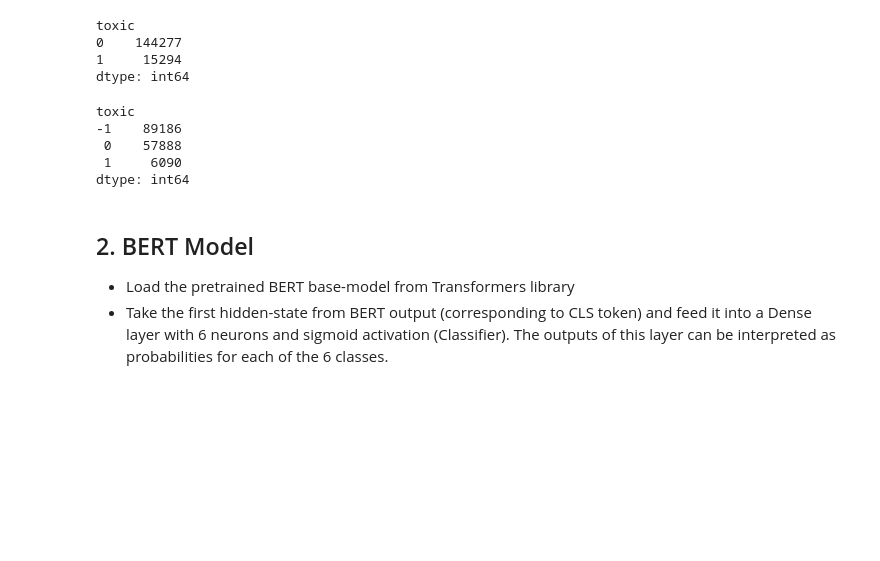
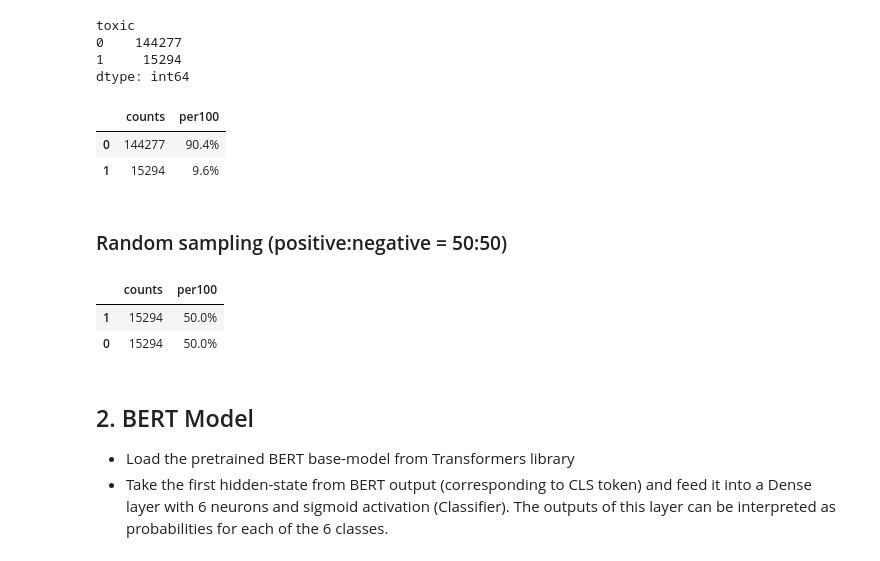
Before and after one commit to charlie-chi-zhang/Multi-Label-Text-classification-Using-BERT, a Jupyter notebook: cz02-2_toxic_binary.ipynb, the cells around one changed output. Saved outputs shown, nothing was run; the diff lists cells and outputs as text; code cells hidden in the pictures; blank space fills up the shorter version.

```diff
--- a/cz02-2_toxic_binary.ipynb
+++ b/cz02-2_toxic_binary.ipynb
@@ -147,6 +172,6 @@ plt.show()
 # %%
-df_train_toxic = df_train.iloc[:,0:3]
-df_train_toxic
+df_toxic = df_train.iloc[:,0:3]
+df_toxic
 # %% [output]
 |  | id | comment_text | toxic |
 | 0 | 0000997932d777bf | Explanation\nWhy the edits made u... | 0 |
@@ -179,11 +193,14 @@ toxic
 0    144277
 1     15294
 dtype: int64
-# %%
-df_test_labels_toxic.groupby([('toxic')]).size()
-# %% [output]
-toxic
--1    89186
- 0    57888
- 1     6090
-dtype: int64
+# %%
+s = df_toxic.toxic
+counts=s.value_counts()
+percent100 = s.value_counts(normalize=True).mul(100).round(1).astype(str)+'%'
+pd.DataFrame({'counts': counts, 'per100':percent100})
+# %% [output]
+|  | counts | per100 |
+| 0 | 144277 | 90.4% |
+| 1 | 15294 | 9.6% |
+# %% [markdown]
+### Random sampling (positive:negative = 50:50)
@@ -190,3 +211,12 @@ dtype: int64
+# %%
+s = df_toxic_balanced.toxic
+counts=s.value_counts()
+percent100 = s.value_counts(normalize=True).mul(100).round(1).astype(str)+'%'
+pd.DataFrame({'counts': counts, 'per100':percent100})
+# %% [output]
+|  | counts | per100 |
+| 1 | 15294 | 50.0% |
+| 0 | 15294 | 50.0% |
 # %%
 from transformers import BertTokenizer
 from keras.preprocessing.sequence import pad_sequences
```
Also changed, not shown: parts of 16 cells of this notebook.
